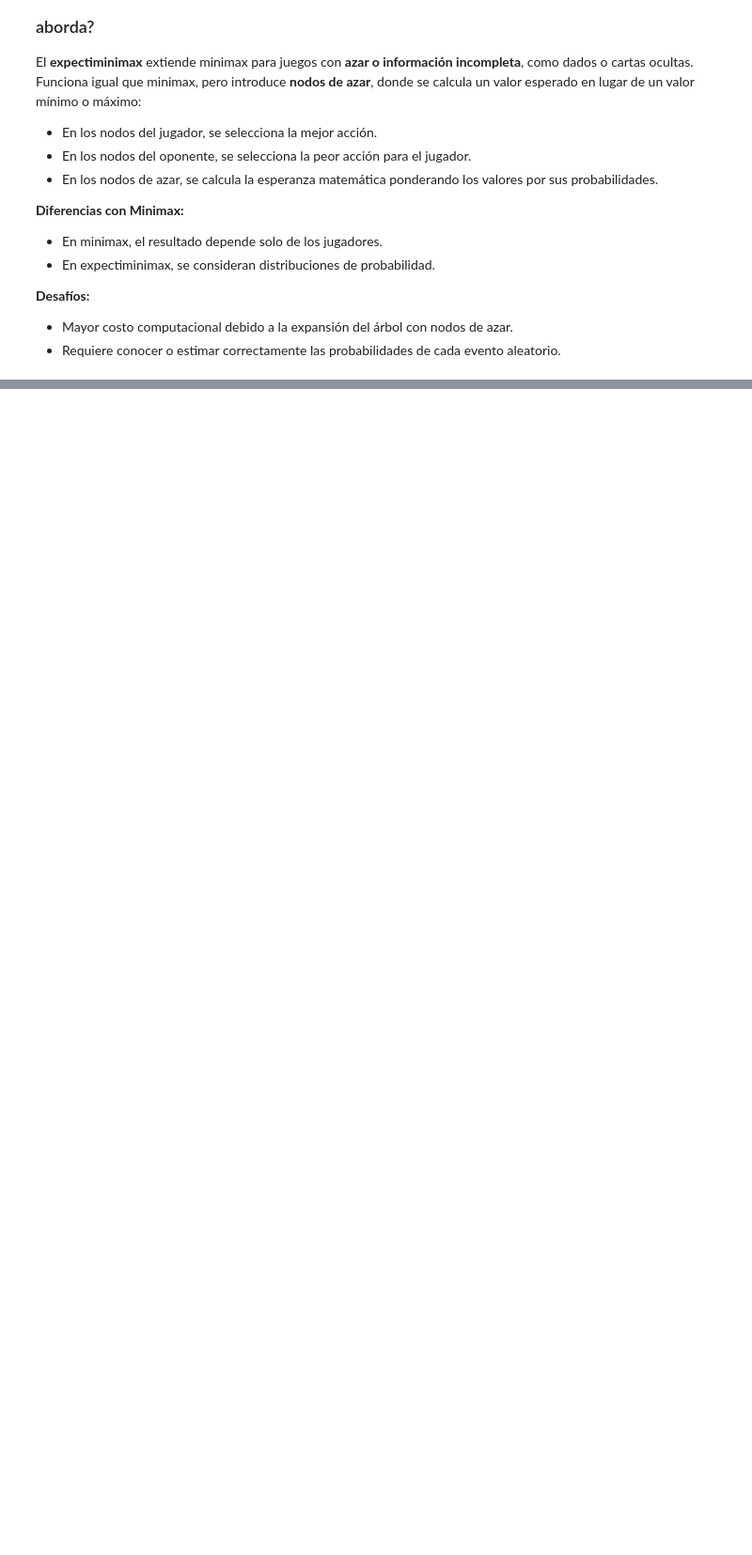
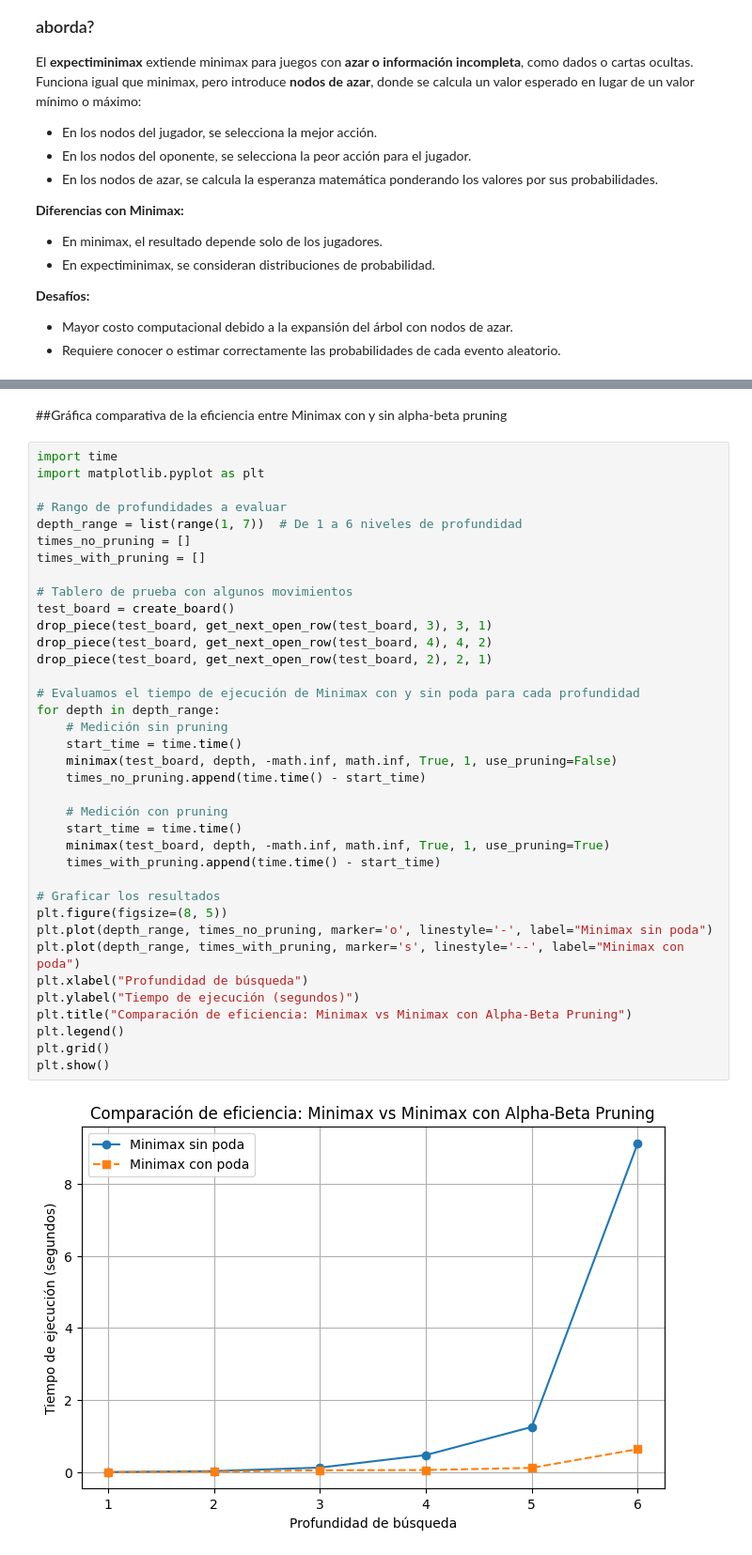
Before and after one commit to Andyfer004/Lab_6IA, a Jupyter notebook: Lab6_IA.ipynb, the cells around one changed output, grey strips where cells are left out. Shown: that part at 94% size. Drawn from its saved outputs; the diff is of its cells as text; blank space fills up the shorter version.

Commit message:
update functions humans vs ia, ia vs ia, analysis and graphic

```diff
--- a/Lab6_IA.ipynb
+++ b/Lab6_IA.ipynb
@@ -49,0 +527,41 @@ El **expectiminimax** extiende minimax para juegos con **azar o información inc
+# %% [markdown]
+##Gráfica comparativa de la eficiencia entre Minimax con y sin alpha-beta pruning
+# %%
+import time
+import matplotlib.pyplot as plt
+
+# Rango de profundidades a evaluar
+depth_range = list(range(1, 7))  # De 1 a 6 niveles de profundidad
+times_no_pruning = []
+times_with_pruning = []
+
+# Tablero de prueba con algunos movimientos
+test_board = create_board()
+drop_piece(test_board, get_next_open_row(test_board, 3), 3, 1)
+drop_piece(test_board, get_next_open_row(test_board, 4), 4, 2)
+drop_piece(test_board, get_next_open_row(test_board, 2), 2, 1)
+
+# Evaluamos el tiempo de ejecución de Minimax con y sin poda para cada profundidad
+for depth in depth_range:
+    # Medición sin pruning
+    start_time = time.time()
+    minimax(test_board, depth, -math.inf, math.inf, True, 1, use_pruning=False)
+    times_no_pruning.append(time.time() - start_time)
+
+    # Medición con pruning
+    start_time = time.time()
+    minimax(test_board, depth, -math.inf, math.inf, True, 1, use_pruning=True)
+    times_with_pruning.append(time.time() - start_time)
+
+# Graficar los resultados
+plt.figure(figsize=(8, 5))
+plt.plot(depth_range, times_no_pruning, marker='o', linestyle='-', label="Minimax sin poda")
+plt.plot(depth_range, times_with_pruning, marker='s', linestyle='--', label="Minimax con poda")
+plt.xlabel("Profundidad de búsqueda")
+plt.ylabel("Tiempo de ejecución (segundos)")
+plt.title("Comparación de eficiencia: Minimax vs Minimax con Alpha-Beta Pruning")
+plt.legend()
+plt.grid()
+plt.show()
+# %% [output]
+[figure, added]
```
Also changed, not shown: parts of 6 cells of this notebook.
